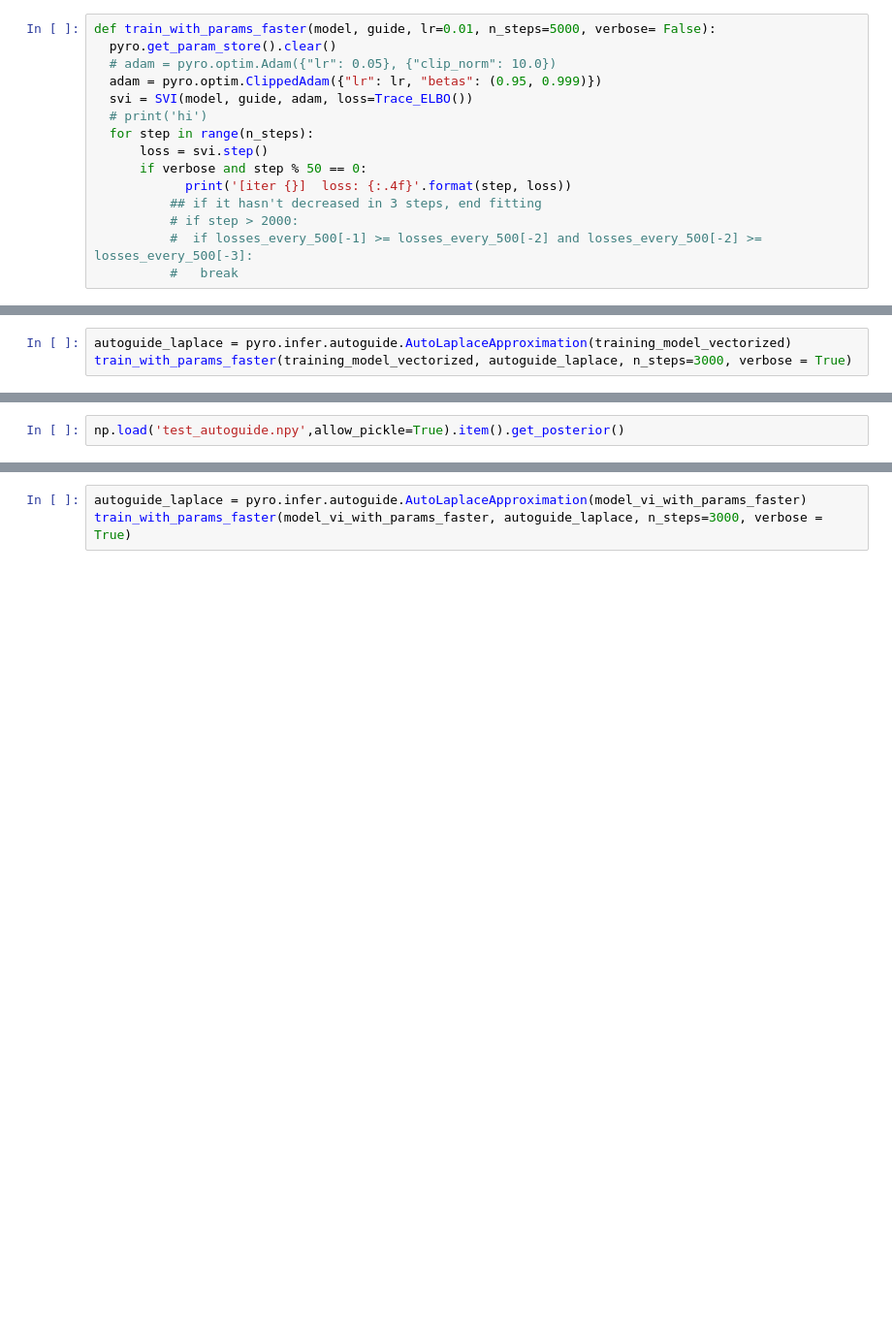
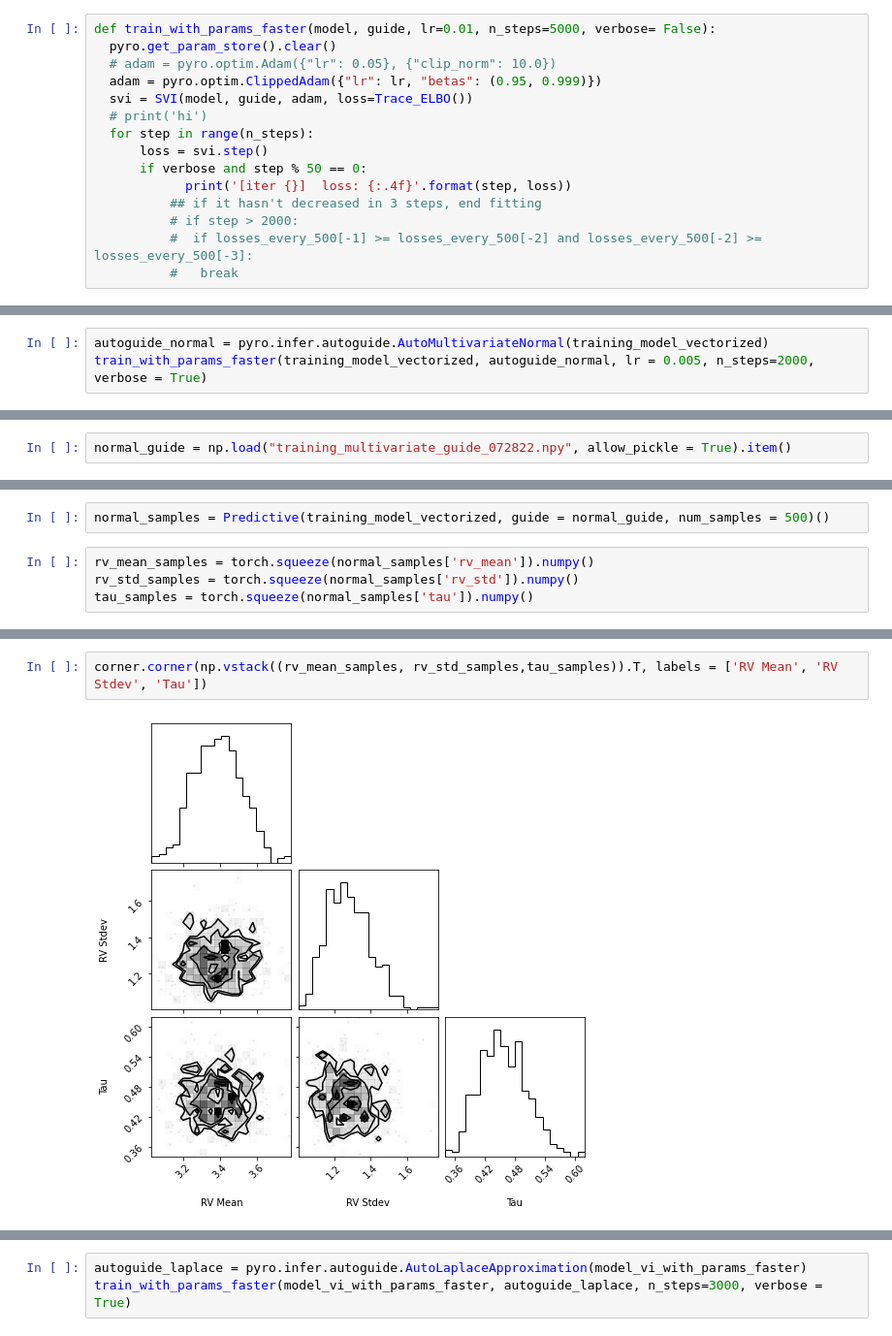
Before and after one commit to asmuzsoy/variational_bayesn, a Jupyter notebook: BayeSN_Partial_Training.ipynb, the cells around one changed output, grey strips where cells are left out. Shown: that part at 97% size. Drawn from its saved outputs; the diff is of its cells as text; blank space fills up the shorter version.

Commit message:
added updated training & simulation code

```diff
--- a/BayeSN_Partial_Training.ipynb
+++ b/BayeSN_Partial_Training.ipynb
@@ -560,4 +586,4 @@ here
 # %%
-autoguide_laplace = pyro.infer.autoguide.AutoLaplaceApproximation(training_model_vectorized)
-train_with_params_faster(training_model_vectorized, autoguide_laplace, n_steps=3000, verbose = True)
+autoguide_normal = pyro.infer.autoguide.AutoMultivariateNormal(training_model_vectorized)
+train_with_params_faster(training_model_vectorized, autoguide_normal, lr = 0.005, n_steps=2000, verbose = True)
 # %% [output]
@@ -587,2 +632,2 @@ np.save("training_laplace_autoguide_072022.npy", autoguide_laplace)
 # %%
-np.load('test_autoguide.npy',allow_pickle=True).item().get_posterior()
+normal_guide = np.load("training_multivariate_guide_072822.npy", allow_pickle = True).item()
@@ -590,0 +642,6 @@ Independent(Delta(v: torch.Size([4399]), log_density: torch.Size([4399])), 1)
+# %%
+normal_samples = Predictive(training_model_vectorized, guide = normal_guide, num_samples = 500)()
+# %%
+rv_mean_samples = torch.squeeze(normal_samples['rv_mean']).numpy()
+rv_std_samples = torch.squeeze(normal_samples['rv_std']).numpy()
+tau_samples = torch.squeeze(normal_samples['tau']).numpy()
@@ -590,0 +669,4 @@ Independent(Delta(v: torch.Size([4399]), log_density: torch.Size([4399])), 1)
+# %%
+corner.corner(np.vstack((rv_mean_samples, rv_std_samples,tau_samples)).T, labels = ['RV Mean', 'RV Stdev', 'Tau'])
+# %% [output]
+[figure, added]
```
Also changed, not shown: parts of 42 cells of this notebook, 7 other files.
